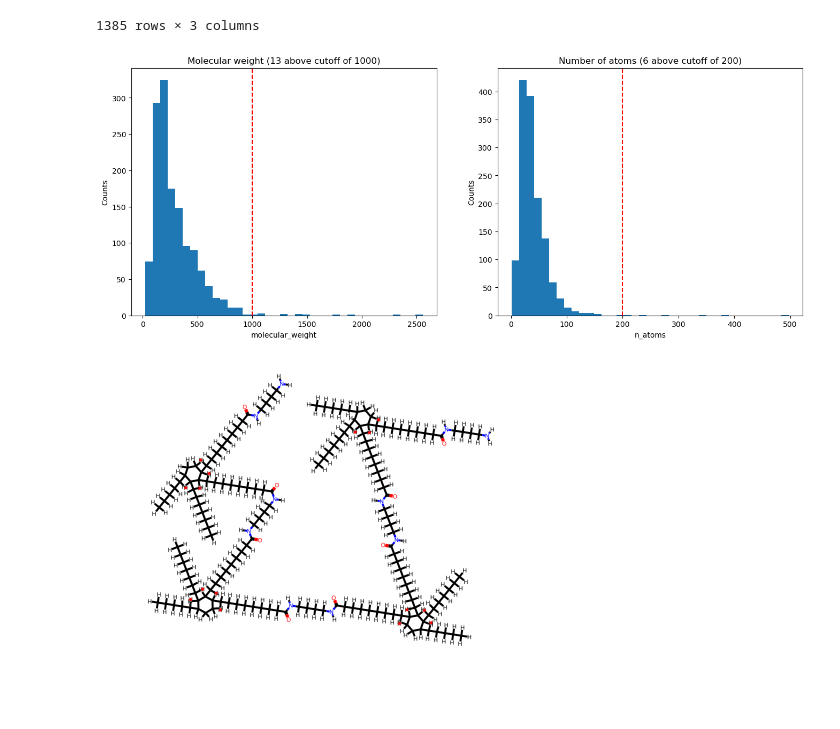
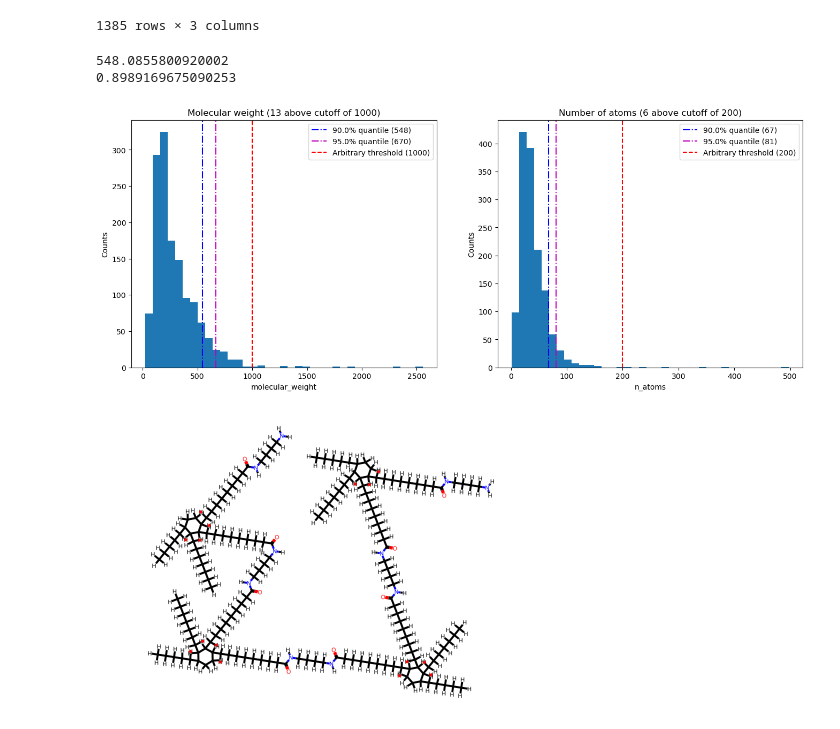
Before and after one commit to jlaw9/2026_polymer_build_workflow, a Jupyter notebook: input_inspect.ipynb, the cells around one changed output. Drawn from its saved outputs; the diff is of its cells as text; code cells hidden in the pictures; blank space fills up the shorter version.

Commit message:
Added quantile info to molecule size distribution plots

```diff
--- a/input_inspect.ipynb
+++ b/input_inspect.ipynb
@@ -164,39 +164,61 @@ display(molecule_df)
 | 314 | C=C | 28.031300 | 6 |
 | 3387 | [Na+] | 22.989221 | 1 |
 1385 rows × 3 columns
+# %%
+data = molecule_df['molecular_weight']
+# data = molecule_df['n_atoms']
+q = data.quantile(0.9)
+print(q)
+
+fract = len(data[data < q]) / len(data)
+print(fract)
+# %% [output]
+548.0855800920002
+0.8989169675090253
 # %%
+
 import matplotlib.pyplot as plt
 from math import floor, sqrt
 
 
 molsize_imgs_path = Path('molecule_sizes')
 molsize_imgs_path.mkdir(exist_ok=True)
 
 plt_cfg = {
     'molecular_weight' : ('Molecular weight', 1_000),
     'n_atoms' : ('Number of atoms', 200),
 }
 
+quantiles : list[tuple[float, str]] = [
+    (0.90, 'b'),
+    (0.95, 'm'),
+]
+
 scale : float = 6
 aspect : float = 2.7
 fig, axes = plt.subplots(1, len(plt_cfg), figsize=(scale*aspect, scale))
 n_bins = floor(sqrt(len(molecule_df)))
 
 for ax, (df_field, (title, cutoff)) in zip(axes, plt_cfg.items()):
     data = molecule_df[df_field]
     n_outliers = len(data[data >= cutoff])
 
     ax.hist(molecule_df[df_field], bins=n_bins)
-    ax.axvline(cutoff, linestyle='--', color='r')
+    for quantile, color in quantiles:
+        quantile_cutoff = data.quantile(quantile)
+        ax.axvline(quantile_cutoff, linestyle='-.', color=color, label=f'{quantile*100}% quantile ({round(quantile_cutoff)})')
+    ax.axvline(cutoff, linestyle='--', color='r', label=f'Arbitrary threshold ({cutoff})')
 
     ax.set_title(f'{title} ({n_outliers} above cutoff of {cutoff})')
     ax.set_xlabel(df_field)
     ax.set_ylabel('Counts')
 
+    ax.legend()
+
 fig.savefig(molsize_imgs_path / 'mol_size_distrib.png', bbox_inches='tight')
 molecule_df.to_csv(molsize_imgs_path / 'PolyID_master_unique_molecules.csv')
 # %% [output]
-[figure, old version]
+[figure, new version]
 # %%
 from rdkit.Chem.Draw import MolsToGridImage, MolToImageFile
 
```
